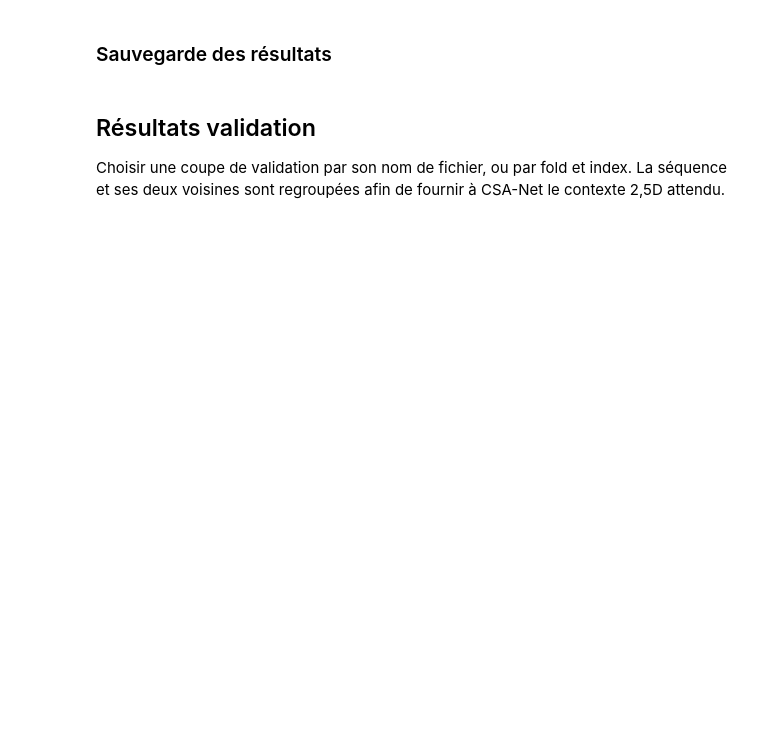
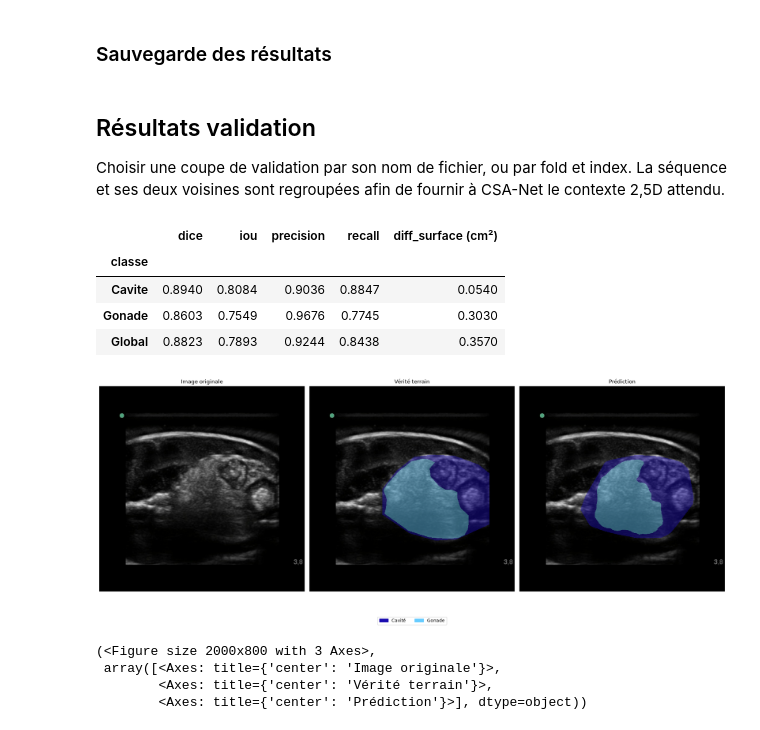
Before and after one commit to loranedp/Stage-GonAIde-2026, a Jupyter notebook: Debut/UNet/eval_unet_2.5D.ipynb, the cells around one changed output. Saved outputs shown, nothing was run; the diff lists cells and outputs as text; code cells hidden in the pictures; blank space fills up the shorter version.

```diff
--- a/Debut/UNet/eval_unet_2.5D.ipynb
+++ b/Debut/UNet/eval_unet_2.5D.ipynb
@@ -634,32 +734,47 @@ with torch.inference_mode(), torch.amp.autocast(device.type, enabled=USE_AMP):
 
 valid_mask = masks != -100
 true = (masks > 0.5) & valid_mask
 preds = (torch.sigmoid(logits.float()) > 0.5) & valid_mask
 if preds.shape[1] > 1:
     preds = fill_holes(keep_largest_components(preds))
 preds &= valid_mask
 
 file_name = Path(target_path).name
-scale = float(df.loc[df["image_id"] == file_name.split("_")[0], "echelle"].iloc[0])
+scale = get_image_scale(file_name)
 metrics = metrics_by_class(
-    true, preds, torch.tensor([[scale]], device=device), DATASET_NAME
+    true, preds,
+    torch.tensor([[scale]], device=device, dtype=torch.float32),
+    DATASET_NAME,
+    # L'échelle couvre la hauteur du crop original, pas le padding 512.
+    image_height_px=triplet["original_size"][1],
 )
 intersection, union, iou, dice, precision, recall, diff_surface = metrics
 rows = [{"classe": label, "dice": dice[0, index].item(), "iou": iou[0, index].item(),
          "precision": precision[0, index].item(), "recall": recall[0, index].item(),
          "diff_surface (cm²)": diff_surface[0, index].item()}
         for index, label in enumerate(class_names)]
 true_global = true[0].sum()
 pred_global = preds[0].sum()
 intersection_global = intersection.sum()
 union_global = union.sum()
 rows.append({"classe": "Global",
              "dice": (2 * intersection_global / (true_global + pred_global)).item() if true_global + pred_global > 0 else 1.0,
              "iou": (intersection_global / union_global).item() if union_global > 0 else 1.0,
              "precision": (intersection_global / pred_global).item() if pred_global > 0 else float(true_global == 0),
              "recall": (intersection_global / true_global).item() if true_global > 0 else float(pred_global == 0),
              "diff_surface (cm²)": diff_surface.sum().item()})
 display(pd.DataFrame(rows).set_index("classe").style.format(precision=4))
 plot_segmentation_comparison(
     triplet["center_image"], true[0].cpu(), preds[0].cpu(), alpha=0.45
 )
+# %% [output]
+|  | dice | iou | precision | recall | diff_surface (cm²) |
+| classe |  |  |  |  |  |
+| Cavite | 0.8940 | 0.8084 | 0.9036 | 0.8847 | 0.0540 |
+| Gonade | 0.8603 | 0.7549 | 0.9676 | 0.7745 | 0.3030 |
+| Global | 0.8823 | 0.7893 | 0.9244 | 0.8438 | 0.3570 |
+[figure, added]
+(<Figure size 2000x800 with 3 Axes>,
+ array([<Axes: title={'center': 'Image originale'}>,
+        <Axes: title={'center': 'Vérité terrain'}>,
+        <Axes: title={'center': 'Prédiction'}>], dtype=object))
```
Also changed, not shown: parts of 4 cells of this notebook, 21 other files.
